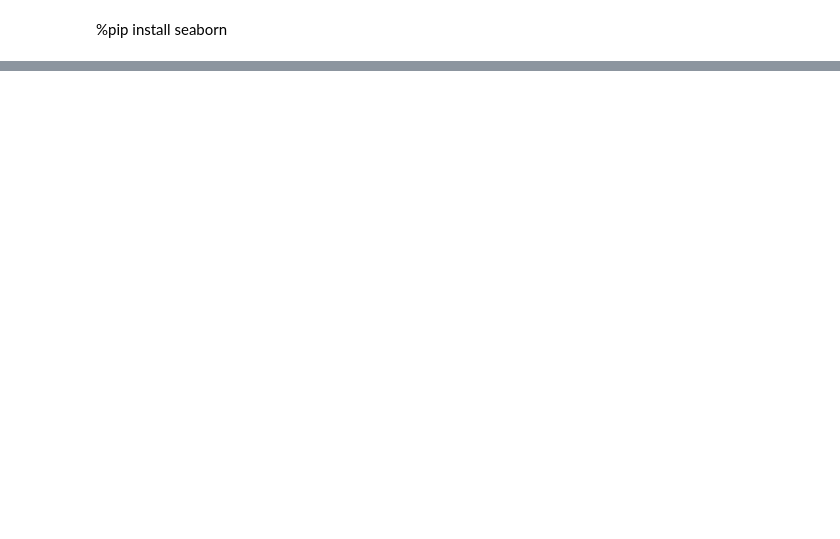
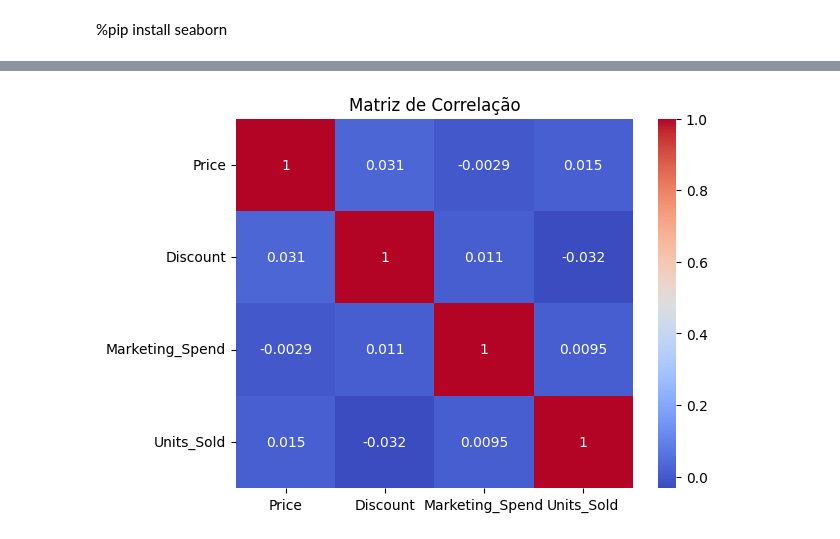
Before and after one commit to Hproncino/projeto, a Jupyter notebook: recursive.ipynb, the cells around one changed output, grey strips where cells are left out. Drawn from its saved outputs; the diff is of its cells as text; code cells hidden in the pictures; blank space fills up the shorter version.

```diff
--- a/recursive.ipynb
+++ b/recursive.ipynb
@@ -40,0 +60,8 @@ print(modelo.predict([[23]])[0][0])
+# %%
+numeric_df = df.select_dtypes(include=[np.number])
+corr = numeric_df.corr()
+sns.heatmap(corr, annot=True, cmap='coolwarm')
+plt.title('Matriz de Correlação')
+plt.show()
+# %% [output]
+[figure, added]
```
Also changed, not shown: parts of 13 cells of this notebook, 1 other file.
